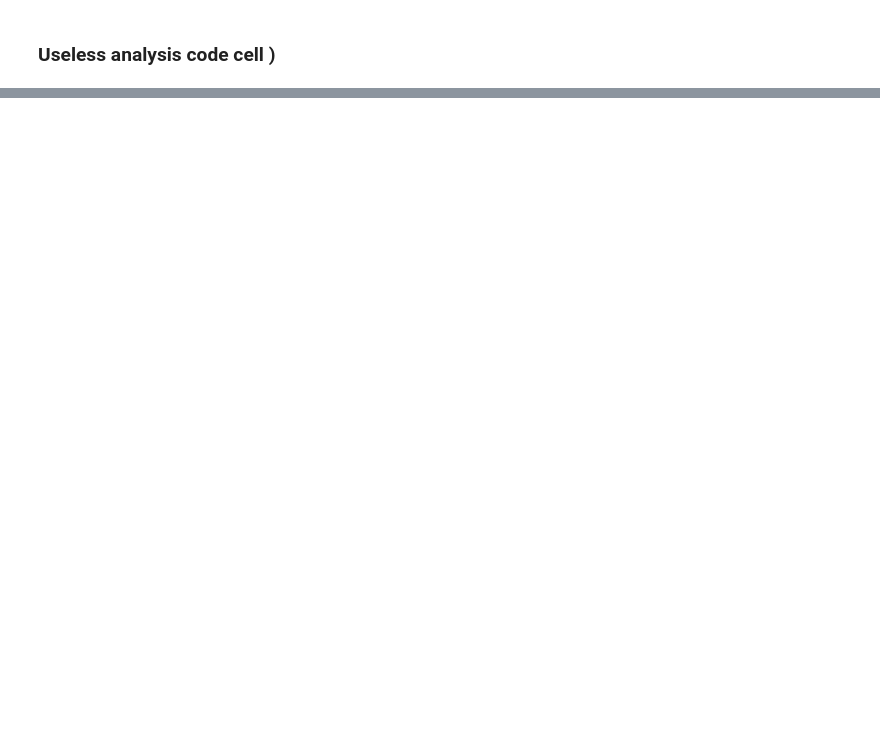
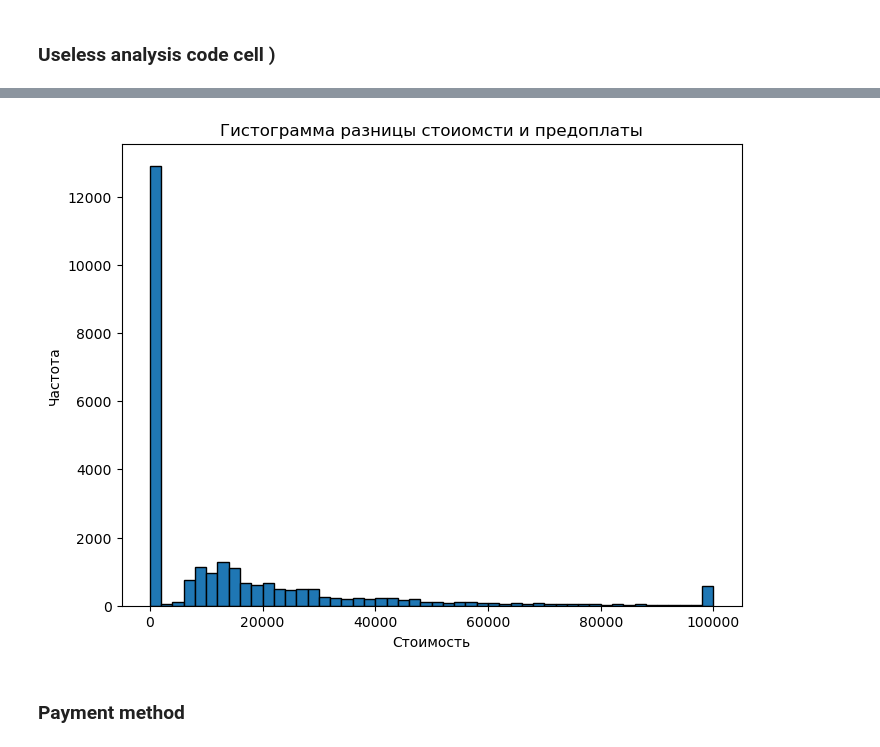
Before and after one commit to impartac/PSB_hack, a Jupyter notebook: scripts/data_preproc.ipynb, the cells around one changed output, grey strips where cells are left out. Saved outputs shown, nothing was run; the diff lists cells and outputs as text; code cells hidden in the pictures; blank space fills up the shorter version.

```diff
--- a/scripts/data_preproc.ipynb
+++ b/scripts/data_preproc.ipynb
@@ -85,0 +88,13 @@ plt.show()
+# %%
+plt.figure(figsize=(8, 6))
+difference = train_df['Стоимость'] - train_df['Внесена предоплата']
+difference = difference.clip(upper=100000, lower=0)
+plt.hist(difference, bins=50, edgecolor='black') # bins=10 - количество интервалов
+plt.xlabel('Стоимость')
+plt.ylabel('Частота')
+plt.title('Гистограмма разницы стоиомсти и предоплаты')
+plt.show()
+# %% [output]
+[figure, added]
+# %% [markdown]
+### Payment method
```
Also changed, not shown: parts of 8 cells of this notebook.
